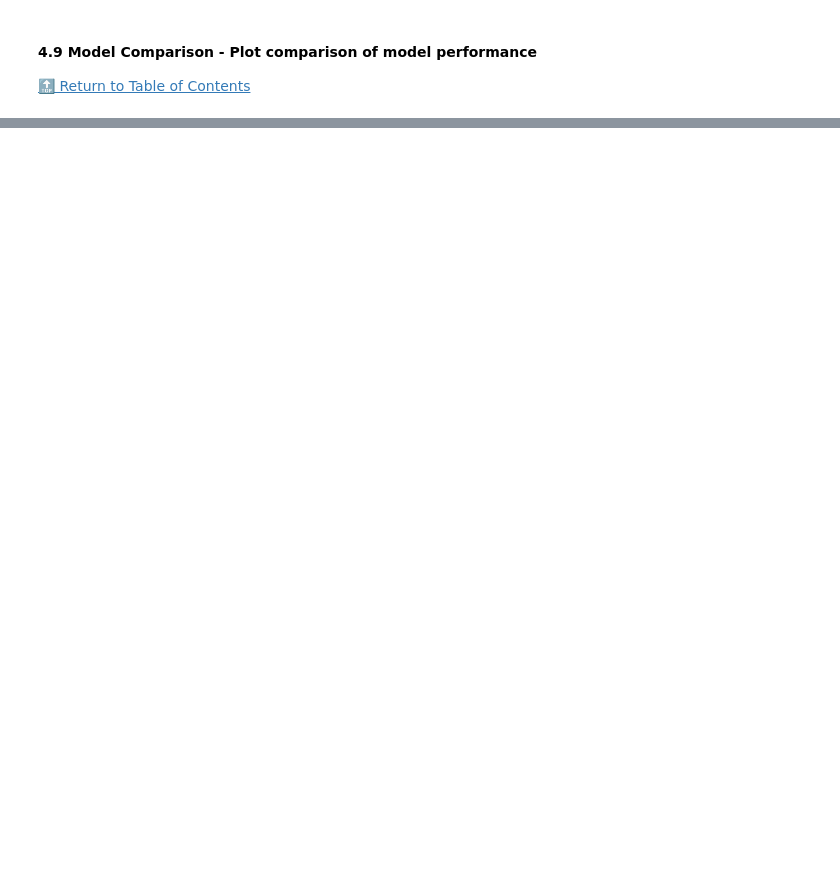
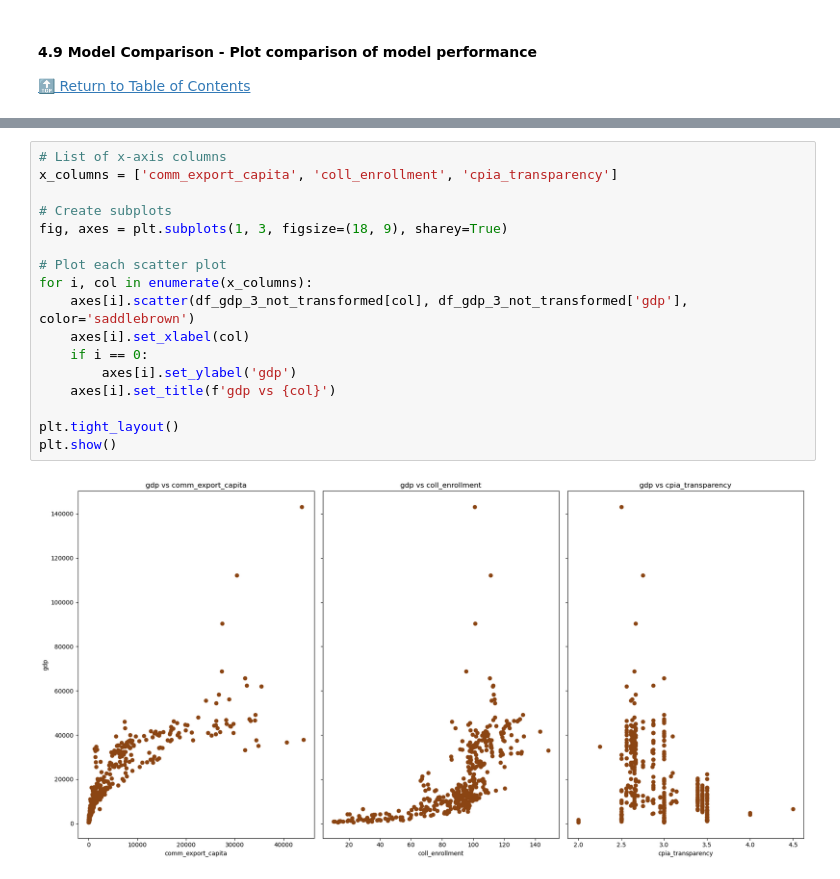
Before and after one commit to te-ex153/Projects, a Jupyter notebook: Country23_Machine_Learning_GDP.ipynb, the cells around one changed output, grey strips where cells are left out. Saved outputs shown, nothing was run; the diff lists cells and outputs as text; blank space fills up the shorter version.

```diff
--- a/Country23_Machine_Learning_GDP.ipynb
+++ b/Country23_Machine_Learning_GDP.ipynb
@@ -1393,0 +1461,19 @@ plt.show()
+# %%
+# List of x-axis columns
+x_columns = ['comm_export_capita', 'coll_enrollment', 'cpia_transparency']
+
+# Create subplots
+fig, axes = plt.subplots(1, 3, figsize=(18, 9), sharey=True)
+
+# Plot each scatter plot
+for i, col in enumerate(x_columns):
+    axes[i].scatter(df_gdp_3_not_transformed[col], df_gdp_3_not_transformed['gdp'], color='saddlebrown')
+    axes[i].set_xlabel(col)
+    if i == 0:
+        axes[i].set_ylabel('gdp')
+    axes[i].set_title(f'gdp vs {col}')
+
+plt.tight_layout()
+plt.show()
+# %% [output]
+[figure, added]
```
Also changed, not shown: parts of 9 cells of this notebook, 5 other files.
